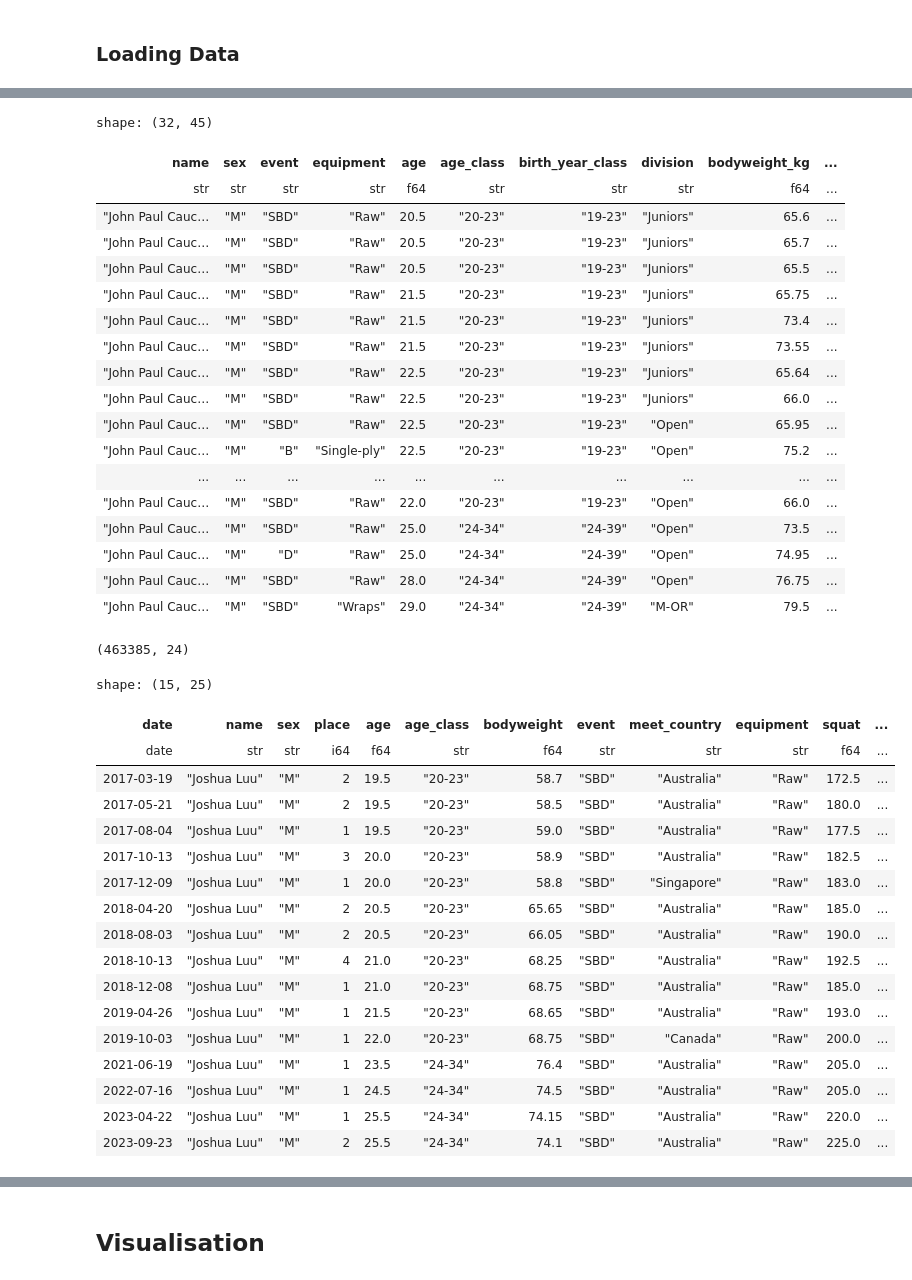
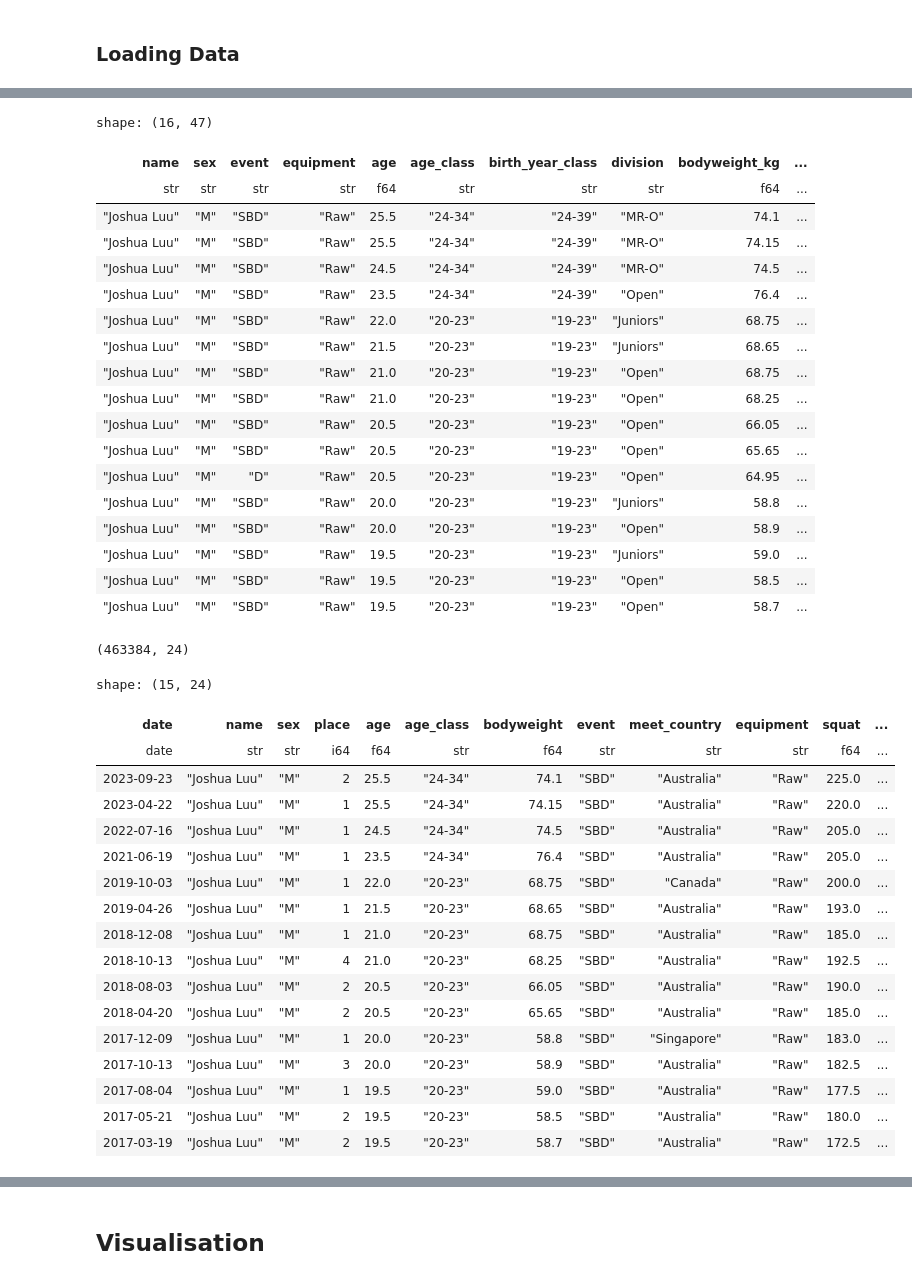
Before and after one commit to namtonthat/powerlifting-ml-progress, a Jupyter notebook: notebooks/etl-polars.ipynb, the cells around one changed output, grey strips where cells are left out. Drawn from its saved outputs; the diff is of its cells as text; code cells hidden in the pictures.

```diff
--- a/notebooks/etl-polars.ipynb
+++ b/notebooks/etl-polars.ipynb
@@ -108,25 +67,25 @@ shape: (5, 24)
 # %%
-df.filter(pl.col("name") == "John Paul Cauchi")
+df.filter(pl.col("name") == "Joshua Luu").sort(by=["primary_key", "date"], descending=[False, True])
 # %% [output]
-shape: (32, 45)
+shape: (16, 47)
 | name | sex | event | equipment | age | age_class | birth_year_class | division | bodyweight_kg | ... |
 | str | str | str | str | f64 | str | str | str | f64 | ... |
-| "John Paul Cauc… | "M" | "SBD" | "Raw" | 20.5 | "20-23" | "19-23" | "Juniors" | 65.6 | ... |
-| "John Paul Cauc… | "M" | "SBD" | "Raw" | 20.5 | "20-23" | "19-23" | "Juniors" | 65.7 | ... |
-| "John Paul Cauc… | "M" | "SBD" | "Raw" | 20.5 | "20-23" | "19-23" | "Juniors" | 65.5 | ... |
-| "John Paul Cauc… | "M" | "SBD" | "Raw" | 21.5 | "20-23" | "19-23" | "Juniors" | 65.75 | ... |
-| "John Paul Cauc… | "M" | "SBD" | "Raw" | 21.5 | "20-23" | "19-23" | "Juniors" | 73.4 | ... |
-| "John Paul Cauc… | "M" | "SBD" | "Raw" | 21.5 | "20-23" | "19-23" | "Juniors" | 73.55 | ... |
-| "John Paul Cauc… | "M" | "SBD" | "Raw" | 22.5 | "20-23" | "19-23" | "Juniors" | 65.64 | ... |
-| "John Paul Cauc… | "M" | "SBD" | "Raw" | 22.5 | "20-23" | "19-23" | "Juniors" | 66.0 | ... |
-| "John Paul Cauc… | "M" | "SBD" | "Raw" | 22.5 | "20-23" | "19-23" | "Open" | 65.95 | ... |
-| "John Paul Cauc… | "M" | "B" | "Single-ply" | 22.5 | "20-23" | "19-23" | "Open" | 75.2 | ... |
-| ... | ... | ... | ... | ... | ... | ... | ... | ... | ... |
-| "John Paul Cauc… | "M" | "SBD" | "Raw" | 22.0 | "20-23" | "19-23" | "Open" | 66.0 | ... |
-| "John Paul Cauc… | "M" | "SBD" | "Raw" | 25.0 | "24-34" | "24-39" | "Open" | 73.5 | ... |
-| "John Paul Cauc… | "M" | "D" | "Raw" | 25.0 | "24-34" | "24-39" | "Open" | 74.95 | ... |
-| "John Paul Cauc… | "M" | "SBD" | "Raw" | 28.0 | "24-34" | "24-39" | "Open" | 76.75 | ... |
-| "John Paul Cauc… | "M" | "SBD" | "Wraps" | 29.0 | "24-34" | "24-39" | "M-OR" | 79.5 | ... |
+| "Joshua Luu" | "M" | "SBD" | "Raw" | 25.5 | "24-34" | "24-39" | "MR-O" | 74.1 | ... |
+| "Joshua Luu" | "M" | "SBD" | "Raw" | 25.5 | "24-34" | "24-39" | "MR-O" | 74.15 | ... |
+| "Joshua Luu" | "M" | "SBD" | "Raw" | 24.5 | "24-34" | "24-39" | "MR-O" | 74.5 | ... |
+| "Joshua Luu" | "M" | "SBD" | "Raw" | 23.5 | "24-34" | "24-39" | "Open" | 76.4 | ... |
+| "Joshua Luu" | "M" | "SBD" | "Raw" | 22.0 | "20-23" | "19-23" | "Juniors" | 68.75 | ... |
+| "Joshua Luu" | "M" | "SBD" | "Raw" | 21.5 | "20-23" | "19-23" | "Juniors" | 68.65 | ... |
+| "Joshua Luu" | "M" | "SBD" | "Raw" | 21.0 | "20-23" | "19-23" | "Open" | 68.75 | ... |
+| "Joshua Luu" | "M" | "SBD" | "Raw" | 21.0 | "20-23" | "19-23" | "Open" | 68.25 | ... |
+| "Joshua Luu" | "M" | "SBD" | "Raw" | 20.5 | "20-23" | "19-23" | "Open" | 66.05 | ... |
+| "Joshua Luu" | "M" | "SBD" | "Raw" | 20.5 | "20-23" | "19-23" | "Open" | 65.65 | ... |
+| "Joshua Luu" | "M" | "D" | "Raw" | 20.5 | "20-23" | "19-23" | "Open" | 64.95 | ... |
+| "Joshua Luu" | "M" | "SBD" | "Raw" | 20.0 | "20-23" | "19-23" | "Juniors" | 58.8 | ... |
+| "Joshua Luu" | "M" | "SBD" | "Raw" | 20.0 | "20-23" | "19-23" | "Open" | 58.9 | ... |
+| "Joshua Luu" | "M" | "SBD" | "Raw" | 19.5 | "20-23" | "19-23" | "Juniors" | 59.0 | ... |
+| "Joshua Luu" | "M" | "SBD" | "Raw" | 19.5 | "20-23" | "19-23" | "Open" | 58.5 | ... |
+| "Joshua Luu" | "M" | "SBD" | "Raw" | 19.5 | "20-23" | "19-23" | "Open" | 58.7 | ... |
 # %%
 # IPF Weight class only for PA after 2018-01-01
 DAYS_IN_YEAR = 365.25
@@ -136,7 +95,7 @@ cleansed_df = (
     renamed_df.filter((pl.col("event") == "SBD") & (pl.col("tested") == "Yes") & (pl.col("equipment") == "Raw"))
     .with_columns(pl.col("federation").str.to_lowercase())
     .unique()
-    .sort(["name", "date"], descending=[False, False])
+    .sort(["primary_key", "date"], descending=[False, False])
 )
 print(cleansed_df.shape)
 
@@ -172,29 +131,29 @@ fe_df = fe_df.with_columns(
     (pl.col("total").shift(1)).over("primary_key").alias("previous_total"),
 )
 # %% [output]
-(463385, 24)
+(463384, 24)
 # %%
-# cleansed_df.filter(pl.col("name") == "Joshua Luu")
-time_since_last_comp_df.filter(pl.col("name") == "Joshua Luu")
+cleansed_df.filter(pl.col("name") == "Joshua Luu")
+# time_since_last_comp_df.filter(pl.col("name") == "Joshua Luu")
 # %% [output]
-shape: (15, 25)
+shape: (15, 24)
 | date | name | sex | place | age | age_class | bodyweight | event | meet_country | equipment | squat | ... |
 | date | str | str | i64 | f64 | str | f64 | str | str | str | f64 | ... |
+| 2023-09-23 | "Joshua Luu" | "M" | 2 | 25.5 | "24-34" | 74.1 | "SBD" | "Australia" | "Raw" | 225.0 | ... |
+| 2023-04-22 | "Joshua Luu" | "M" | 1 | 25.5 | "24-34" | 74.15 | "SBD" | "Australia" | "Raw" | 220.0 | ... |
+| 2022-07-16 | "Joshua Luu" | "M" | 1 | 24.5 | "24-34" | 74.5 | "SBD" | "Australia" | "Raw" | 205.0 | ... |
+| 2021-06-19 | "Joshua Luu" | "M" | 1 | 23.5 | "24-34" | 76.4 | "SBD" | "Australia" | "Raw" | 205.0 | ... |
+| 2019-10-03 | "Joshua Luu" | "M" | 1 | 22.0 | "20-23" | 68.75 | "SBD" | "Canada" | "Raw" | 200.0 | ... |
+| 2019-04-26 | "Joshua Luu" | "M" | 1 | 21.5 | "20-23" | 68.65 | "SBD" | "Australia" | "Raw" | 193.0 | ... |
+| 2018-12-08 | "Joshua Luu" | "M" | 1 | 21.0 | "20-23" | 68.75 | "SBD" | "Australia" | "Raw" | 185.0 | ... |
+| 2018-10-13 | "Joshua Luu" | "M" | 4 | 21.0 | "20-23" | 68.25 | "SBD" | "Australia" | "Raw" | 192.5 | ... |
+| 2018-08-03 | "Joshua Luu" | "M" | 2 | 20.5 | "20-23" | 66.05 | "SBD" | "Australia" | "Raw" | 190.0 | ... |
+| 2018-04-20 | "Joshua Luu" | "M" | 2 | 20.5 | "20-23" | 65.65 | "SBD" | "Australia" | "Raw" | 185.0 | ... |
+| 2017-12-09 | "Joshua Luu" | "M" | 1 | 20.0 | "20-23" | 58.8 | "SBD" | "Singapore" | "Raw" | 183.0 | ... |
+| 2017-10-13 | "Joshua Luu" | "M" | 3 | 20.0 | "20-23" | 58.9 | "SBD" | "Australia" | "Raw" | 182.5 | ... |
+| 2017-08-04 | "Joshua Luu" | "M" | 1 | 19.5 | "20-23" | 59.0 | "SBD" | "Australia" | "Raw" | 177.5 | ... |
+| 2017-05-21 | "Joshua Luu" | "M" | 2 | 19.5 | "20-23" | 58.5 | "SBD" | "Australia" | "Raw" | 180.0 | ... |
 | 2017-03-19 | "Joshua Luu" | "M" | 2 | 19.5 | "20-23" | 58.7 | "SBD" | "Australia" | "Raw" | 172.5 | ... |
-| 2017-05-21 | "Joshua Luu" | "M" | 2 | 19.5 | "20-23" | 58.5 | "SBD" | "Australia" | "Raw" | 180.0 | ... |
-| 2017-08-04 | "Joshua Luu" | "M" | 1 | 19.5 | "20-23" | 59.0 | "SBD" | "Australia" | "Raw" | 177.5 | ... |
-| 2017-10-13 | "Joshua Luu" | "M" | 3 | 20.0 | "20-23" | 58.9 | "SBD" | "Australia" | "Raw" | 182.5 | ... |
-| 2017-12-09 | "Joshua Luu" | "M" | 1 | 20.0 | "20-23" | 58.8 | "SBD" | "Singapore" | "Raw" | 183.0 | ... |
-| 2018-04-20 | "Joshua Luu" | "M" | 2 | 20.5 | "20-23" | 65.65 | "SBD" | "Australia" | "Raw" | 185.0 | ... |
-| 2018-08-03 | "Joshua Luu" | "M" | 2 | 20.5 | "20-23" | 66.05 | "SBD" | "Australia" | "Raw" | 190.0 | ... |
-| 2018-10-13 | "Joshua Luu" | "M" | 4 | 21.0 | "20-23" | 68.25 | "SBD" | "Australia" | "Raw" | 192.5 | ... |
-| 2018-12-08 | "Joshua Luu" | "M" | 1 | 21.0 | "20-23" | 68.75 | "SBD" | "Australia" | "Raw" | 185.0 | ... |
-| 2019-04-26 | "Joshua Luu" | "M" | 1 | 21.5 | "20-23" | 68.65 | "SBD" | "Australia" | "Raw" | 193.0 | ... |
-| 2019-10-03 | "Joshua Luu" | "M" | 1 | 22.0 | "20-23" | 68.75 | "SBD" | "Canada" | "Raw" | 200.0 | ... |
-| 2021-06-19 | "Joshua Luu" | "M" | 1 | 23.5 | "24-34" | 76.4 | "SBD" | "Australia" | "Raw" | 205.0 | ... |
-| 2022-07-16 | "Joshua Luu" | "M" | 1 | 24.5 | "24-34" | 74.5 | "SBD" | "Australia" | "Raw" | 205.0 | ... |
-| 2023-04-22 | "Joshua Luu" | "M" | 1 | 25.5 | "24-34" | 74.15 | "SBD" | "Australia" | "Raw" | 220.0 | ... |
-| 2023-09-23 | "Joshua Luu" | "M" | 2 | 25.5 | "24-34" | 74.1 | "SBD" | "Australia" | "Raw" | 225.0 | ... |
 # %%
 cleansed_df.filter(pl.col("name") == "Joshua Luu").with_columns((pl.col("date") - pl.col("date").shift(-1)).over("primary_key").alias("time_since_last_comp")).with_columns(
     pl.col("time_since_last_comp").dt.days()
```
Also changed, not shown: parts of 7 cells of this notebook, 3 other files.
